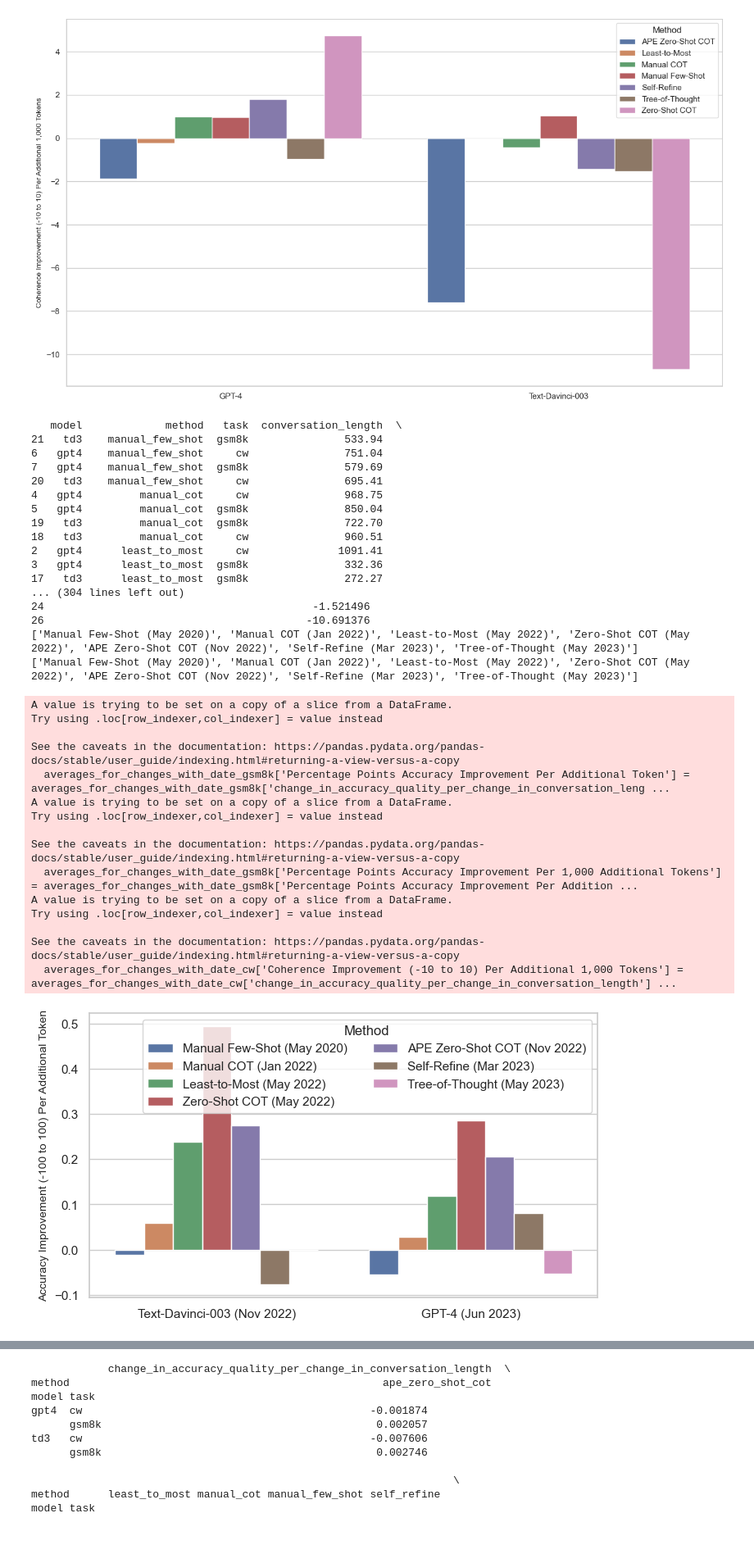
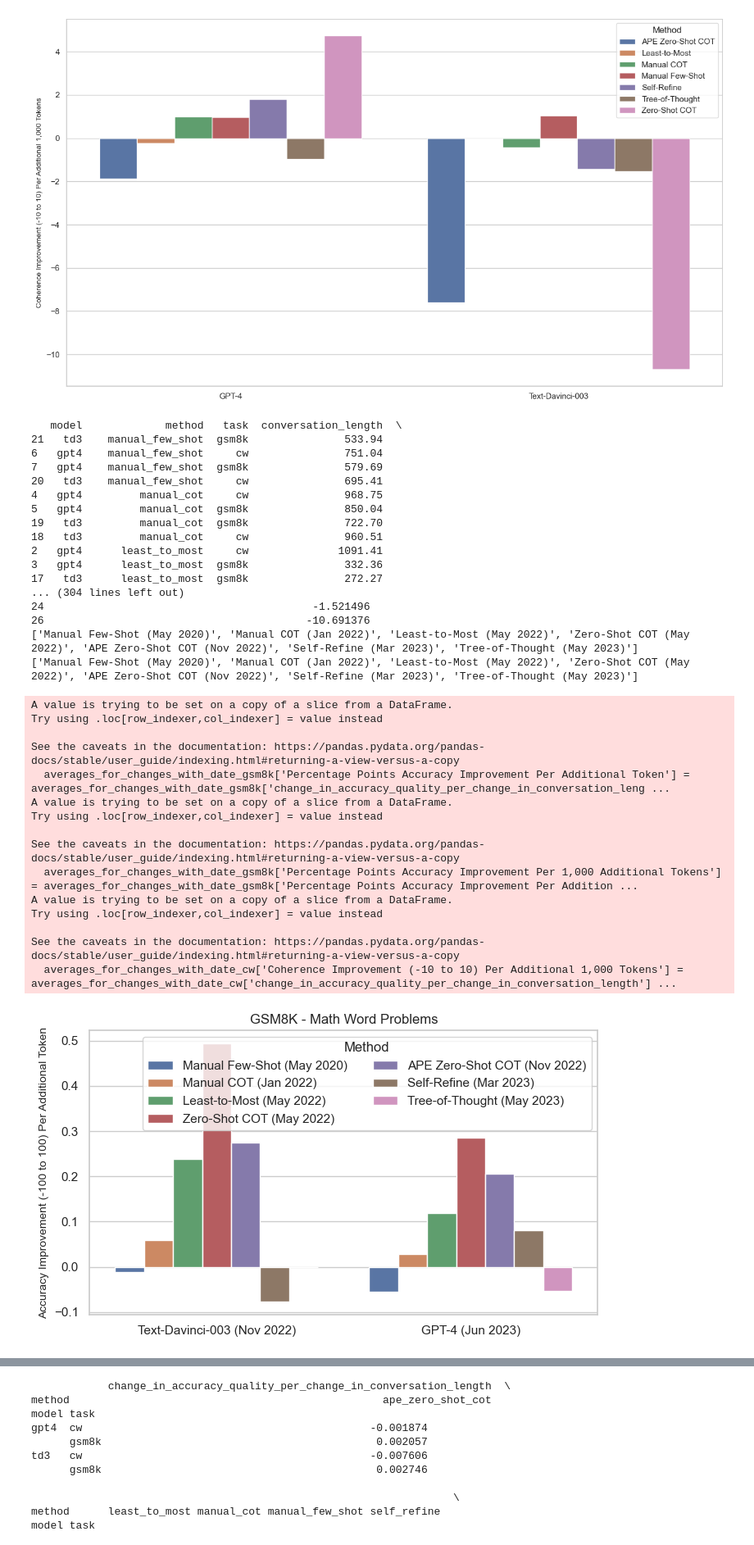
Before and after one commit to ijyliu/anlp23-project, a Jupyter notebook: Data/06 - Analyze Metrics and Conduct Inference.ipynb, the cells around one changed output, grey strips where cells are left out. Shown at 82% size. Drawn from its saved outputs; the diff is of its cells as text; code cells hidden in the pictures.

```diff
--- a/Data/06 - Analyze Metrics and Conduct Inference.ipynb
+++ b/Data/06 - Analyze Metrics and Conduct Inference.ipynb
@@ -881,7 +881,7 @@ ax.legend(ncol=2, title = 'Method')
 plt.gca().set_xlabel('')
 # Reduce y axis title font size
 plt.gca().set_ylabel('Accuracy Improvement (-100 to 100) Per Additional Token', fontsize=10)
-#plt.title('Change in GSM8K Accuracy per Change in Conversation Length by Model and Method')
+plt.title('GSM8K - Math Word Problems')
 plt.savefig('../Output/gsm8k_change_in_accuracy_quality_per_change_in_conversation_length_sorted_by_technique_age.png')
 plt.show()
 
@@ -925,6 +925,7 @@ sns.barplot(x='Model', y='Coherence Improvement (-10 to 10) Per Additional 1,000
 # No x axis title
 plt.gca().set_xlabel('')
 plt.gca().set_ylabel('Coherence Improvement (-10 to 10) Per Additional 1K Tokens', fontsize=9)
+plt.title('Creative Writing - 2 Paragraphs With Fixed End Sentences')
 plt.savefig('../Output/cw_change_in_accuracy_quality_per_change_in_conversation_length_sorted_by_technique_age_transformed.png')
 plt.show()
 # %% [output]
@@ -933,31 +934,31 @@ plt.show()
 6   gpt4    manual_few_shot     cw               751.04
 7   gpt4    manual_few_shot  gsm8k               579.69
 20   td3    manual_few_shot     cw               695.41
 4   gpt4         manual_cot     cw               968.75
 5   gpt4         manual_cot  gsm8k               850.04
 19   td3         manual_cot  gsm8k               722.70
 18   td3         manual_cot     cw               960.51
 2   gpt4      least_to_most     cw              1091.41
 3   gpt4      least_to_most  gsm8k               332.36
 17   td3      least_to_most  gsm8k               272.27
 ... (304 lines left out)
 24                                          -1.521496
 26                                         -10.691376
 ['Manual Few-Shot (May 2020)', 'Manual COT (Jan 2022)', 'Least-to-Most (May 2022)', 'Zero-Shot COT (May 2022)', 'APE Zero-Shot COT (Nov 2022)', 'Self-Refine (Mar 2023)', 'Tree-of-Thought (May 2023)']
 ['Manual Few-Shot (May 2020)', 'Manual COT (Jan 2022)', 'Least-to-Most (May 2022)', 'Zero-Shot COT (May 2022)', 'APE Zero-Shot COT (Nov 2022)', 'Self-Refine (Mar 2023)', 'Tree-of-Thought (May 2023)']
 A value is trying to be set on a copy of a slice from a DataFrame.
 Try using .loc[row_indexer,col_indexer] = value instead
 
 See the caveats in the documentation: https://pandas.pydata.org/pandas-docs/stable/user_guide/indexing.html#returning-a-view-versus-a-copy
   averages_for_changes_with_date_gsm8k['Percentage Points Accuracy Improvement Per Additional Token'] = averages_for_changes_with_date_gsm8k['change_in_accuracy_quality_per_change_in_conversation_leng ...
 A value is trying to be set on a copy of a slice from a DataFrame.
 Try using .loc[row_indexer,col_indexer] = value instead
 
 See the caveats in the documentation: https://pandas.pydata.org/pandas-docs/stable/user_guide/indexing.html#returning-a-view-versus-a-copy
   averages_for_changes_with_date_gsm8k['Percentage Points Accuracy Improvement Per 1,000 Additional Tokens'] = averages_for_changes_with_date_gsm8k['Percentage Points Accuracy Improvement Per Addition ...
 A value is trying to be set on a copy of a slice from a DataFrame.
 Try using .loc[row_indexer,col_indexer] = value instead
 
 See the caveats in the documentation: https://pandas.pydata.org/pandas-docs/stable/user_guide/indexing.html#returning-a-view-versus-a-copy
   averages_for_changes_with_date_cw['Coherence Improvement (-10 to 10) Per Additional 1,000 Tokens'] = averages_for_changes_with_date_cw['change_in_accuracy_quality_per_change_in_conversation_length'] ...
-[figure, old version]
+[figure, new version]
```
Also changed, not shown: parts of 1 cell of this notebook, 7 other files.
